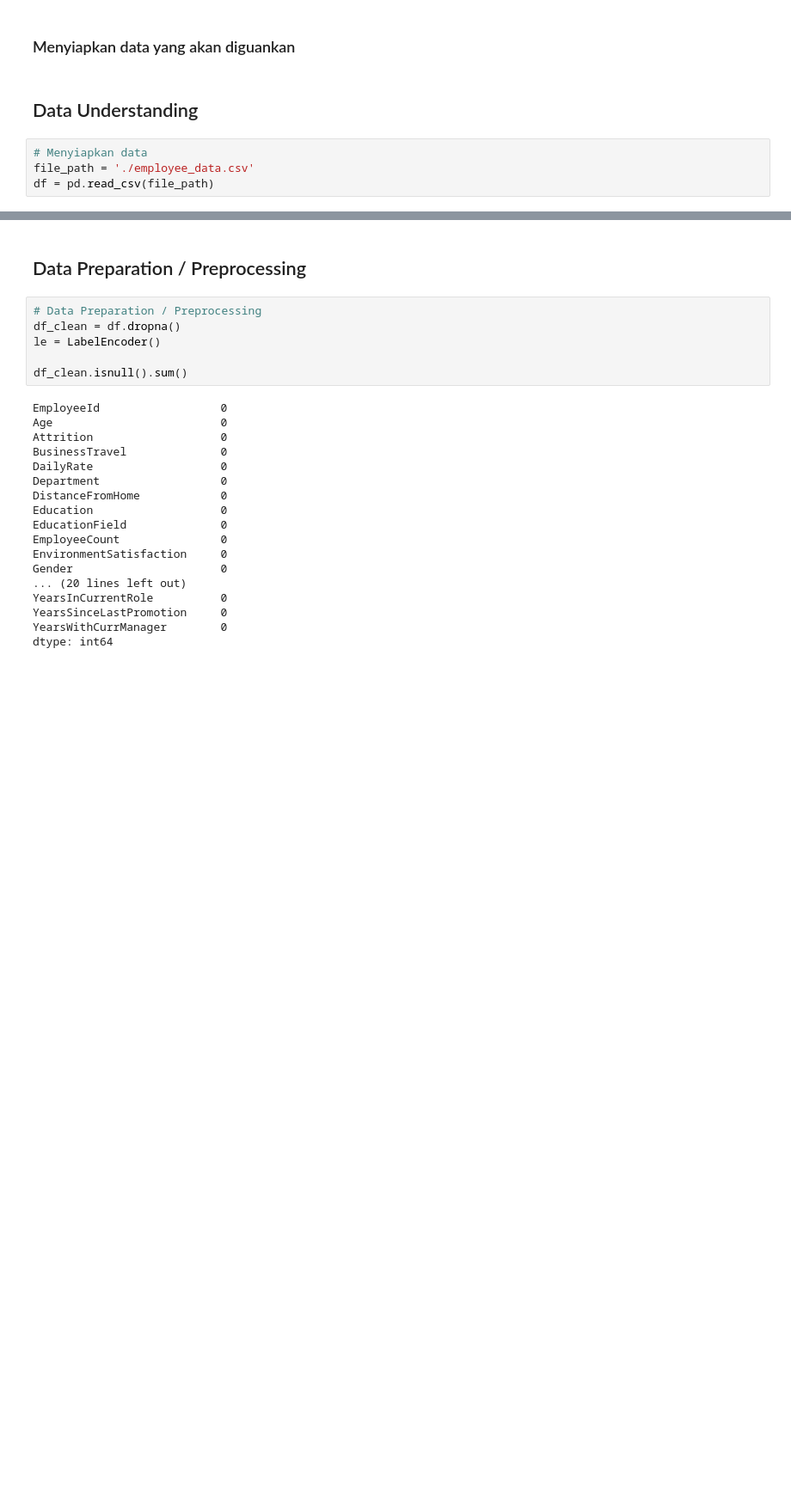
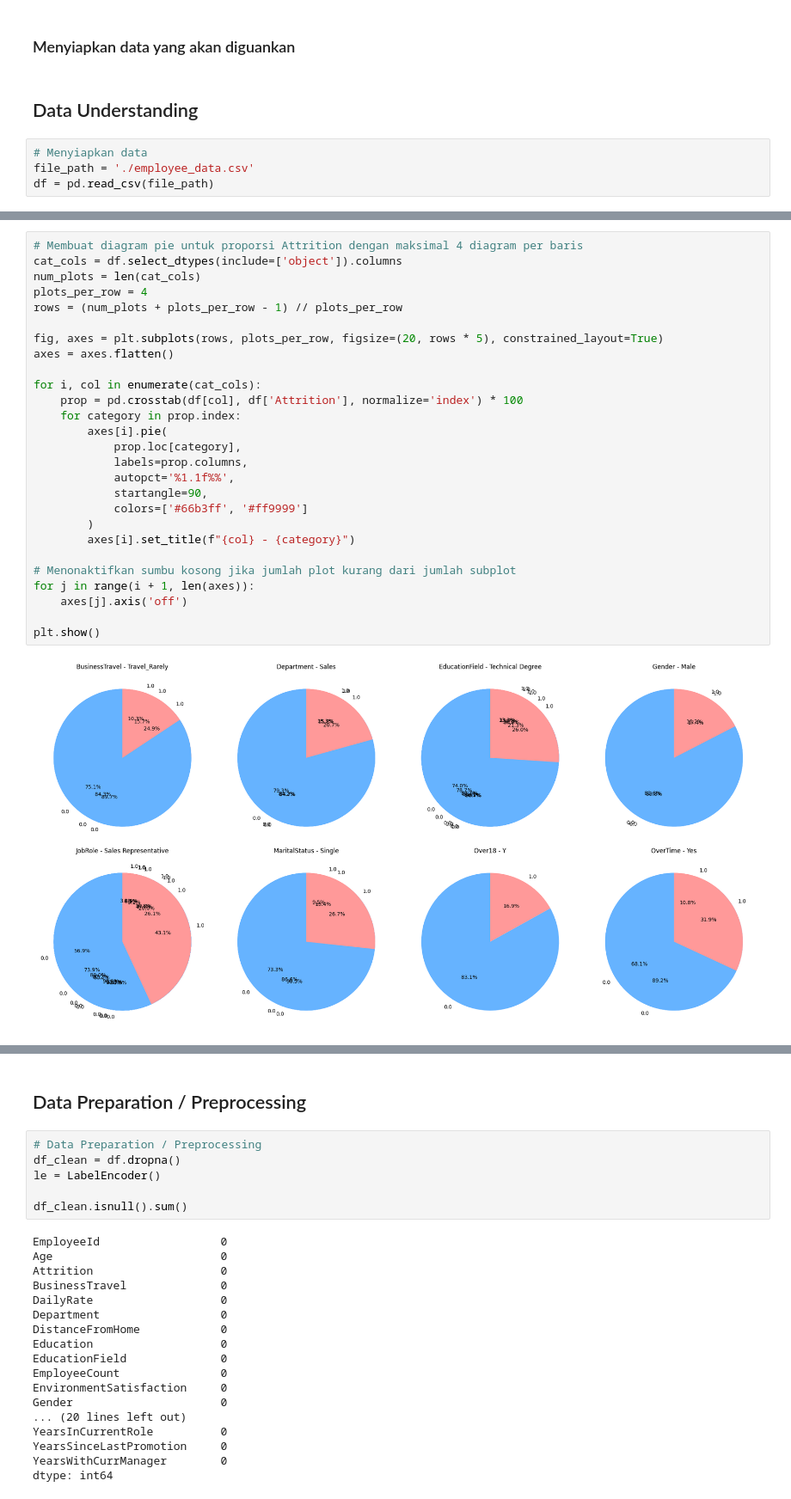
Before and after one commit to adrianramadhan/human-resource-dashboard, a Jupyter notebook: notebook.ipynb, the cells around one changed output, grey strips where cells are left out. Shown at 86% size. Saved outputs shown, nothing was run; the diff lists cells and outputs as text; blank space fills up the shorter version.

```diff
--- a/notebook.ipynb
+++ b/notebook.ipynb
@@ -67,0 +120,29 @@ if 'Attrition' in df.columns:
+# %%
+# Membuat diagram pie untuk proporsi Attrition dengan maksimal 4 diagram per baris
+cat_cols = df.select_dtypes(include=['object']).columns
+num_plots = len(cat_cols)
+plots_per_row = 4
+rows = (num_plots + plots_per_row - 1) // plots_per_row
+
+fig, axes = plt.subplots(rows, plots_per_row, figsize=(20, rows * 5), constrained_layout=True)
+axes = axes.flatten()
+
+for i, col in enumerate(cat_cols):
+    prop = pd.crosstab(df[col], df['Attrition'], normalize='index') * 100
+    for category in prop.index:
+        axes[i].pie(
+            prop.loc[category],
+            labels=prop.columns,
+            autopct='%1.1f%%',
+            startangle=90,
+            colors=['#66b3ff', '#ff9999']
+        )
+        axes[i].set_title(f"{col} - {category}")
+
+# Menonaktifkan sumbu kosong jika jumlah plot kurang dari jumlah subplot
+for j in range(i + 1, len(axes)):
+    axes[j].axis('off')
+
+plt.show()
+# %% [output]
+[figure, added]
```
Also changed, not shown: parts of 11 cells of this notebook.
